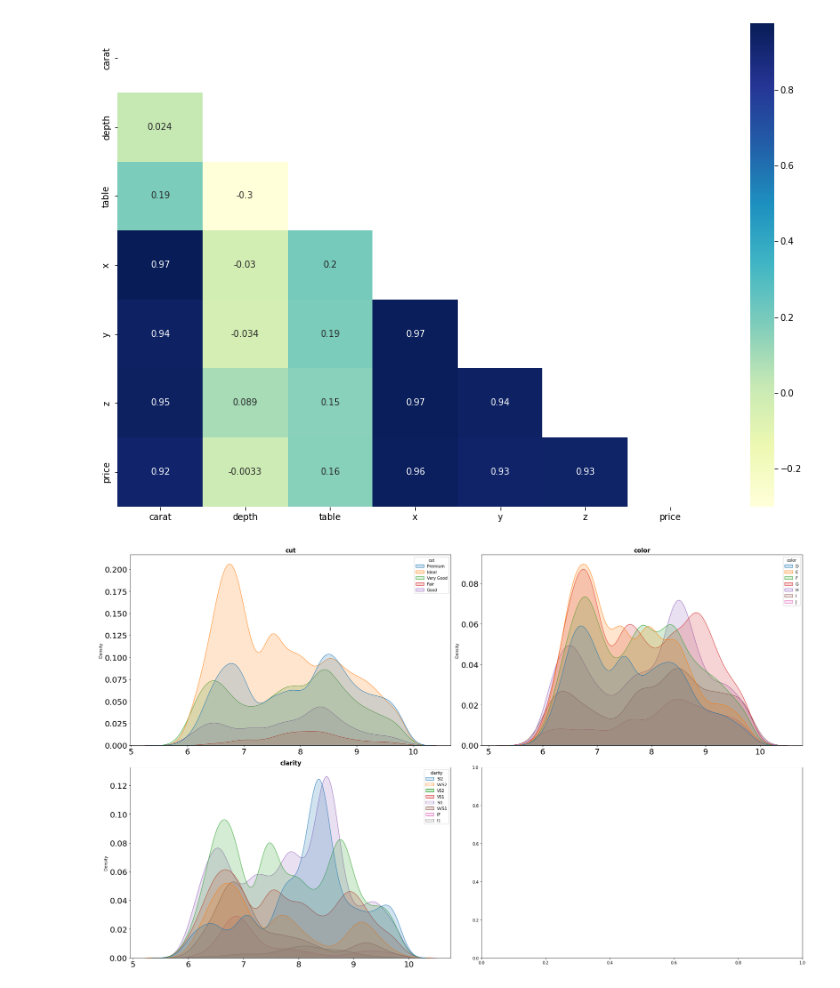
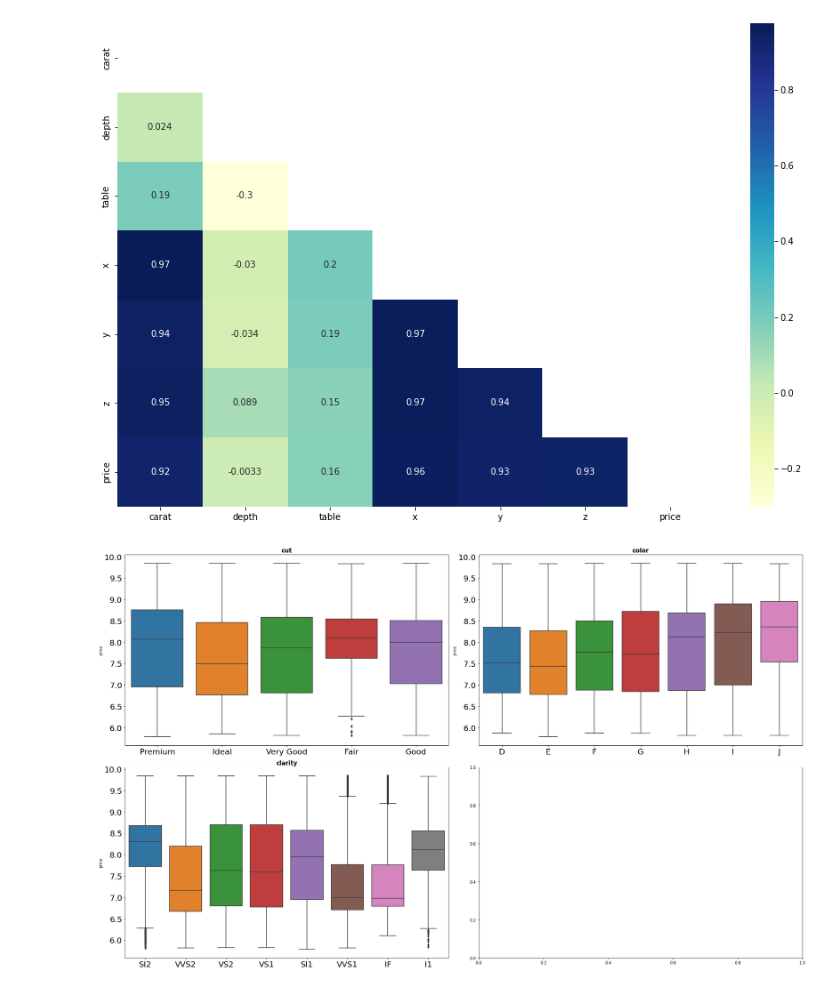
Before and after one commit to XiangLinZ/Kaggle_diamond_competition, a Jupyter notebook: notebook/1_EDA.ipynb, the cells around one changed output. Cells and saved outputs as stored; diff of their text form; code cells hidden in the pictures.

```diff
--- a/notebook/1_EDA.ipynb
+++ b/notebook/1_EDA.ipynb
@@ -77,28 +75,6 @@ import random
-# %%
-columnas_object = df.select_dtypes(include = "object").columns
-
-fig, axes = plt.subplots(nrows = int(np.ceil(len(columnas_object)/2)), ncols = 2, figsize = (25, 15))
-axes = axes.flat
-
-lista_colores = []
-n = len(columnas_object)
-for i in range(n):
-    lista_colores.append('#%03X' % random.randint(0, 0xFFF))
-
-for i, colum in enumerate(columnas_object):
-    sns.kdeplot(
-        data = df,
-        x = "price",
-        hue = colum,
-        color = lista_colores[i],
-        shade = True,
-        alpha = 0.2,
-        ax = axes[i])
-
-    axes[i].set_title(colum, fontsize = 15, fontweight = "bold")
-    axes[i].tick_params(labelsize = 20)
-    axes[i].set_xlabel("")
-
-fig.tight_layout();
-# %% [output]
-[figure, removed]
+# %%
+df.drop(["depth", "table"], axis = 1, inplace = True)
+# %%
+sp.correla_respuesta_cate(df, "price")
+# %% [output]
+[figure, added]
```
Also changed, not shown: parts of 6 cells of this notebook, 1 other file.
